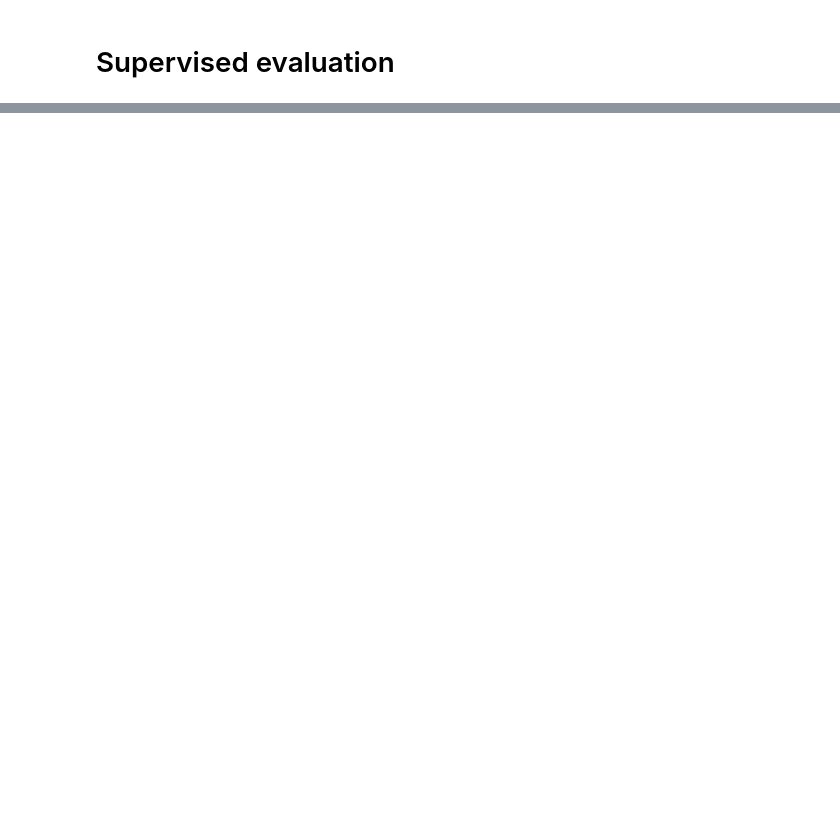
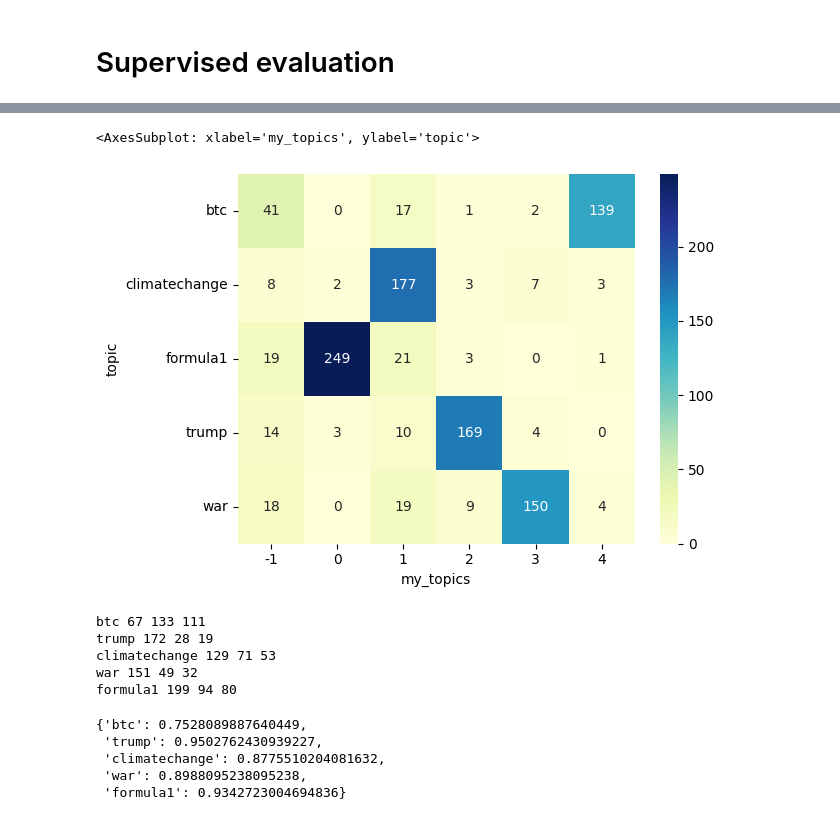
Before and after one commit to alessiogandelli/BERTopic_evaluation, a Jupyter notebook: src/notebooks/Supervised.ipynb, the cells around one changed output, grey strips where cells are left out. Cells and saved outputs as stored; diff of their text form; code cells hidden in the pictures; blank space fills up the shorter version.

```diff
--- a/src/notebooks/Supervised.ipynb
+++ b/src/notebooks/Supervised.ipynb
@@ -71,0 +166,3 @@ bert.visualize_documents()
+# %%
+bert_no_hash = Supervised(df_no_hash, 'all-MiniLM-L6-v2')
+openai_no_hash = Supervised(df_no_hash, 'openai')
@@ -71,0 +182,36 @@ bert.visualize_documents()
+# %%
+openai_no_hash.visualize_heatmap()
+# %% [output]
+<AxesSubplot: xlabel='my_topics', ylabel='topic'>
+[figure, added]
+# %%
+topics = bert_no_hash.df['topic'].unique()
+results = {}
+results_no_outliers = {}
+
+# compute accuracy for each topic
+for topic in topics:
+    res = bert_no_hash.df[bert_no_hash.df['topic'] == topic].value_counts('my_topics')
+    # if the biggest label is -1, the second biggest is the right one
+    first = res.iloc[0] if res.index[0] != -1 else res.iloc[1]                       # i'm assuming that out of the possible label the right one is the biggest
+    missed = sum(res.iloc[1:]) if res.index[0] != -1 else sum(res) - res.iloc[1]    # sum of the other labels
+    outliers = res.loc[-1]
+
+
+    print(topic, first, missed, outliers)
+    results[topic] = first / (first + missed)
+    results_no_outliers[topic] = first / (first + missed - outliers)  # bertopic mark the outliers with -1, i do not consider them while computing accuracy
+# %% [output]
+btc 67 133 111
+trump 172 28 19
+climatechange 129 71 53
+war 151 49 32
+formula1 199 94 80
+# %%
+results_no_outliers
+# %% [output]
+{'btc': 0.7528089887640449,
+ 'trump': 0.9502762430939227,
+ 'climatechange': 0.8775510204081632,
+ 'war': 0.8988095238095238,
+ 'formula1': 0.9342723004694836}
```
Also changed, not shown: parts of 23 cells of this notebook, 3 other files.
